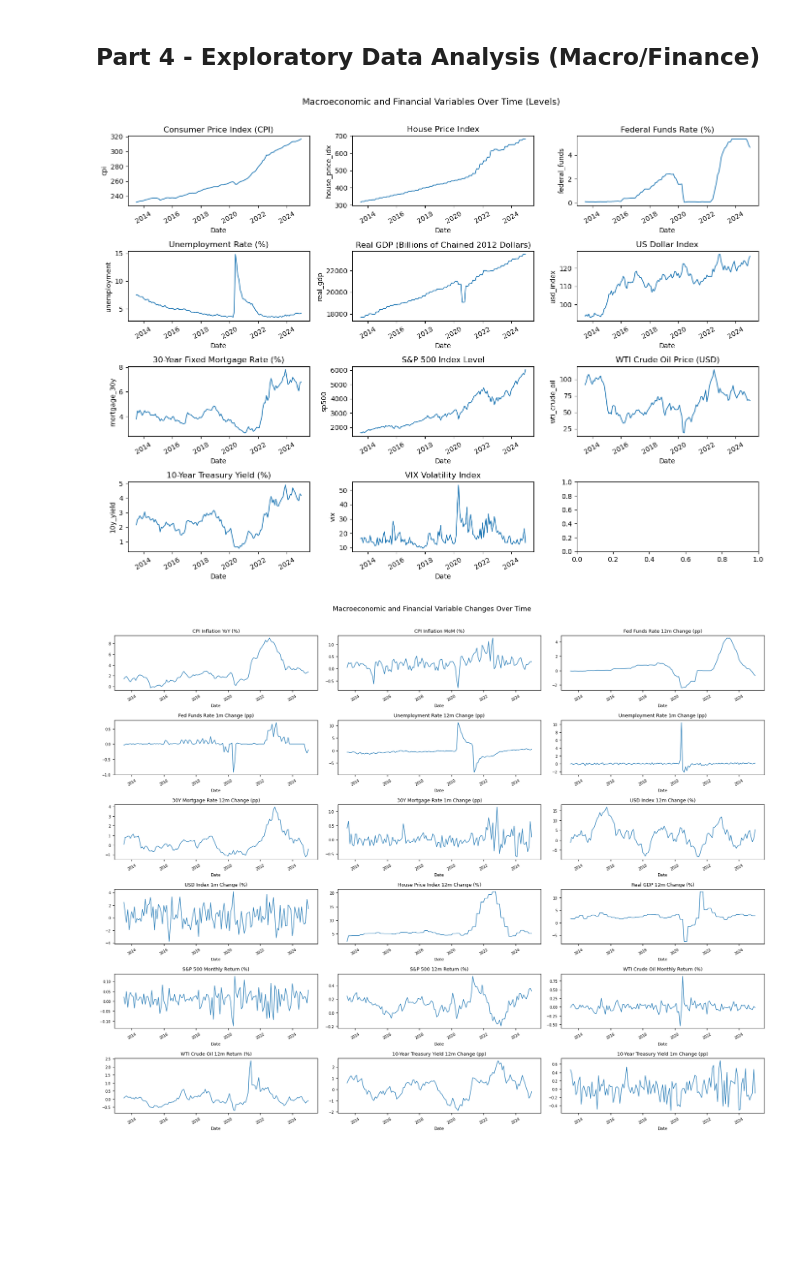
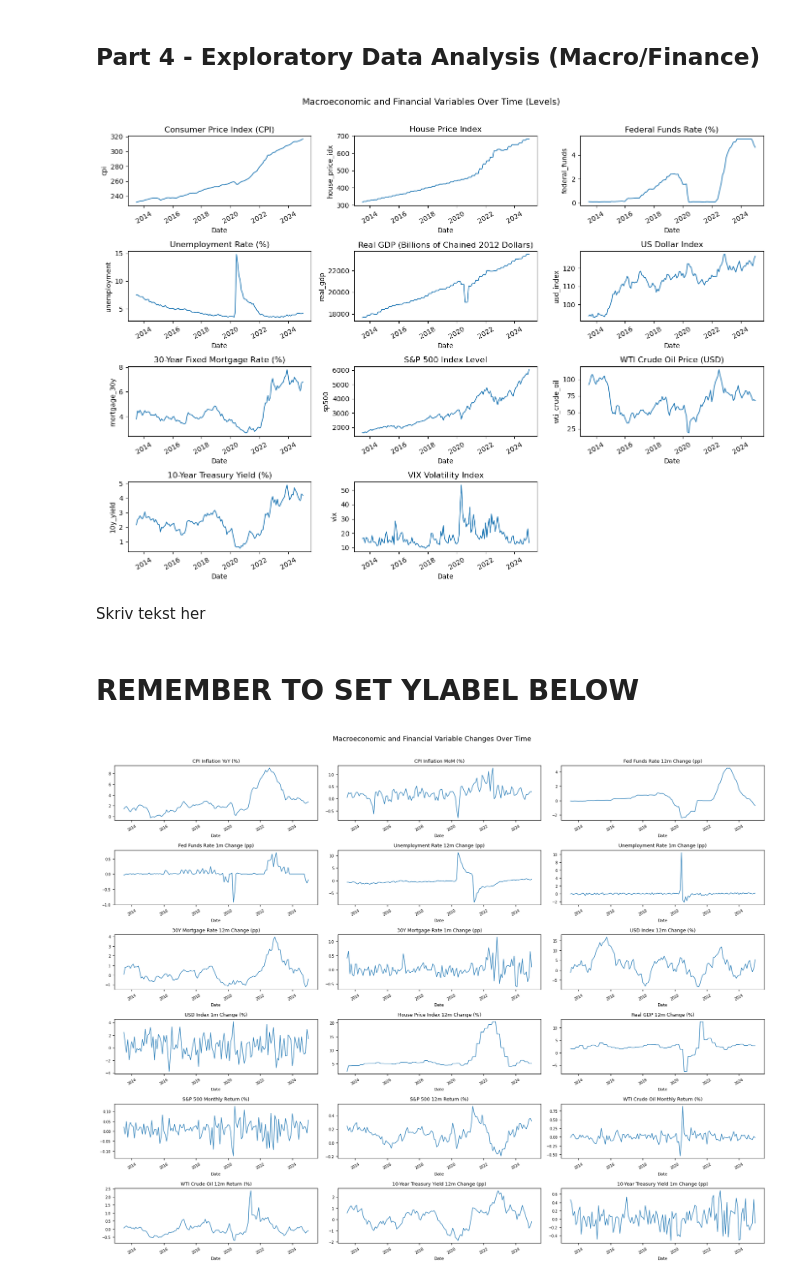
Before and after one commit to MHS17-NHH/FIE463-V26, a Jupyter notebook: data/solution.ipynb, the cells around one changed output. Drawn from its saved outputs; the diff is of its cells as text; code cells hidden in the pictures; blank space fills up the shorter version.

```diff
--- a/data/solution.ipynb
+++ b/data/solution.ipynb
@@ -443,34 +455,39 @@ House price optimists consistently make up the large majority of respondents (~8
 # Variables to plot with their corresponding titles
 macro_vars = [
     ('cpi', 'Consumer Price Index (CPI)'),
     ('house_price_idx', 'House Price Index'),
     ('federal_funds', 'Federal Funds Rate (%)'),
     ('unemployment', 'Unemployment Rate (%)'),
     ('real_gdp', 'Real GDP (Billions of Chained 2012 Dollars)'),
     ('usd_index', 'US Dollar Index'),
     ('mortgage_30y', '30-Year Fixed Mortgage Rate (%)'),
     ('sp500', 'S&P 500 Index Level'),
     ('wti_crude_oil', 'WTI Crude Oil Price (USD)'),
     ('10y_yield', '10-Year Treasury Yield (%)'),
     ('vix', 'VIX Volatility Index'),
 ]
 
 # Initialize a 3x3 grid of subplots for the macro/finance variables
 fig, axes = plt.subplots(4, 3, figsize=(14, 10))
 
 # Loop through the macro and finance variables and plot each one in a separate subplot
 for ax, (col, title) in zip(axes.flat, macro_vars):
     ax.plot(macro_all.index, macro_all[col], linewidth=1.2)
     ax.set_title(title)
     ax.set_xlabel('Date')
     ax.set_ylabel(col)
     ax.tick_params(axis='x', rotation=30)
 
 # Final adjustments and show the plot
+axes.flat[-1].set_visible(False)  # Hide the last empty subplot
 fig.suptitle('Macroeconomic and Financial Variables Over Time (Levels)', fontsize=13, y=1.01)
 _ = plt.tight_layout()
 # %% [output]
-[figure, old version]
+[figure, new version]
+# %% [markdown]
+Skriv tekst her
+# %% [markdown]
+# REMEMBER TO SET YLABEL BELOW
 # %%
 # Step 2 - Plot macro/finance variables in relative/absolute changes over time
 # Variables to plot with their corresponding titles (Defined as 12-month and 1-month changes in the previous steps)
```
Also changed, not shown: parts of 12 cells of this notebook.
